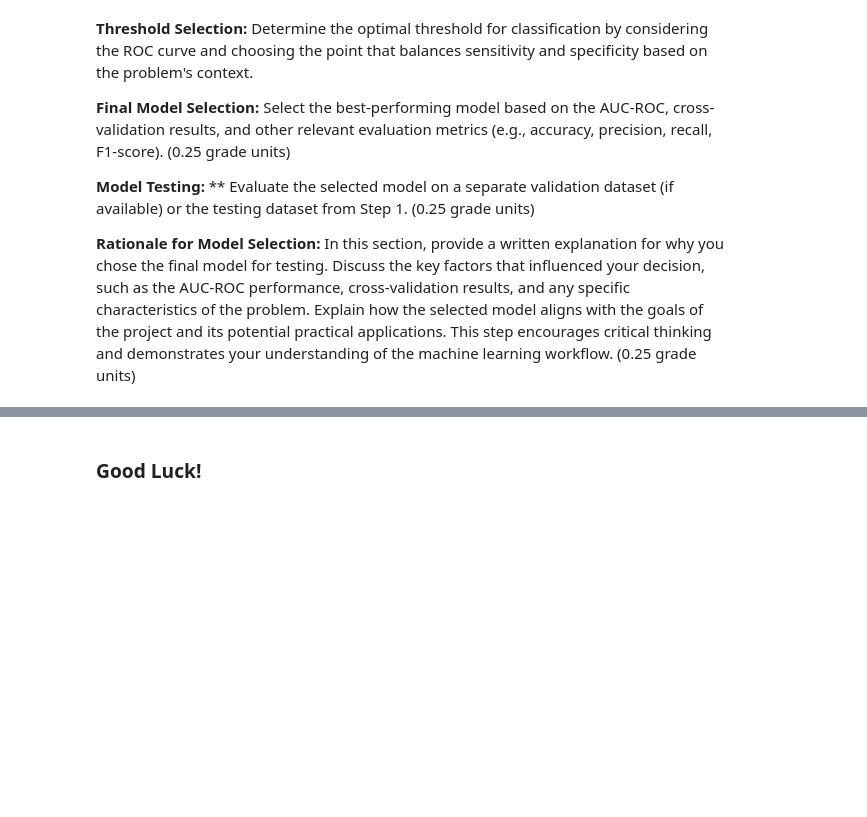
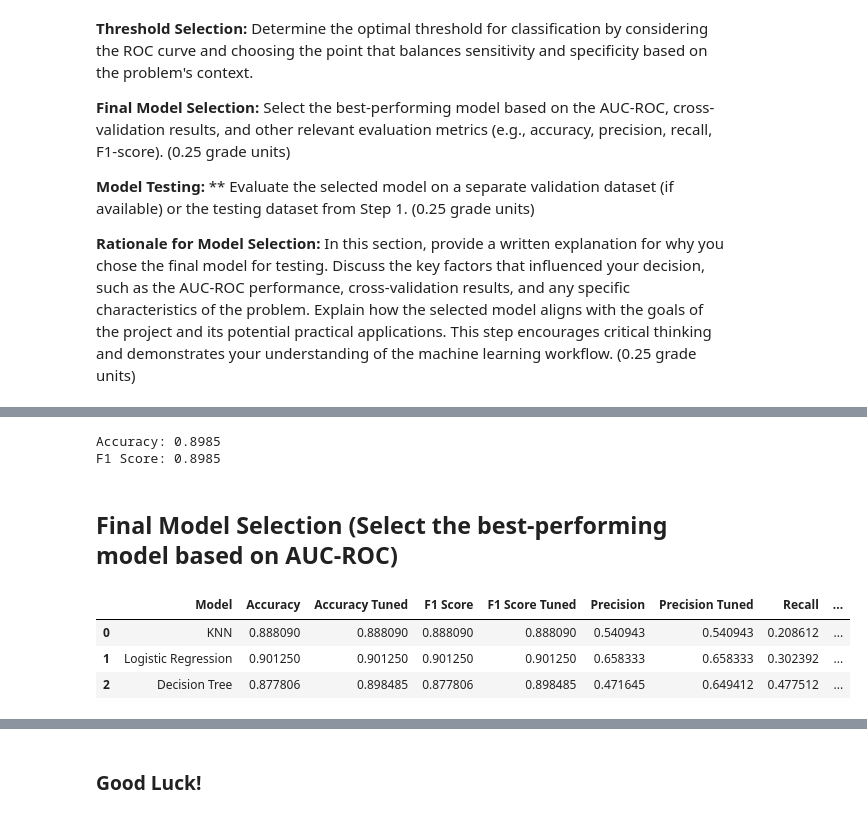
Before and after one commit to MikaVilpo/TUAS-IntroDataAndAI, a Jupyter notebook: DEAI_Assignment_1.ipynb, the cells around one changed output, grey strips where cells are left out. Cells and saved outputs as stored; diff of their text form; code cells hidden in the pictures; blank space fills up the shorter version.

```diff
--- a/DEAI_Assignment_1.ipynb
+++ b/DEAI_Assignment_1.ipynb
@@ -1049,0 +1177,44 @@ No artists with labels found to put in legend.  Note that artists whose label st
+# %%
+# Threshold Selection (You can manually select a threshold based on ROC analysis)
+
+# TODO: Use threshold for something
+
+# Create for loop to find the best threshold
+thresholds = np.arange(0, 1, 0.01)
+scores = [f1_score(Y_test, (y_probs_dt >= t).astype('int'), average='micro') for t in thresholds]
+best_threshold = thresholds[np.argmax(scores)]
+best_threshold, np.max(scores)
+
+# Apply the threshold
+y_pred_dt_threshold = (y_probs_dt >= best_threshold).astype('int')
+
+# Calculate the accuracy
+accuracy_dt_threshold = accuracy_score(Y_test, y_pred_dt_threshold)
+print(f"Accuracy: {accuracy_dt_threshold:.4f}")
+
+# Calculate the F1 score
+f1_dt_threshold = f1_score(Y_test, y_pred_dt_threshold, average='micro')
+# print f1 score with 2 decimal points
+print(f"F1 Score: {f1_dt_threshold:.4f}")
+# %% [output]
+Accuracy: 0.8985
+F1 Score: 0.8985
+# %%
+# Calculate the precision, recall, accuracy, aug-roc and f1 score for Decision Tree
+
+# Calculate the precision
+precision_dt_threshold = precision_score(Y_test, y_pred_dt_threshold)
+
+# Calculate the recall
+recall_dt_threshold = recall_score(Y_test, y_pred_dt_threshold)
+
+# Calculate accuracy
+accuracy_dt_threshold = accuracy_score(Y_test, y_pred_dt_threshold)
+
+# Calculate F1 score
+f1_dt_threshold = f1_score(Y_test, y_pred_dt_threshold, average='micro')
+
+# Calculate the AUC-ROC
+roc_auc_dt_threshold = roc_auc_score(Y_test, y_pred_dt_threshold)
+# %% [markdown]
+## Final Model Selection (Select the best-performing model based on AUC-ROC)
@@ -1049,0 +1231,24 @@ No artists with labels found to put in legend.  Note that artists whose label st
+# %%
+values = {
+    "Model": ["KNN", "Logistic Regression", "Decision Tree"],
+    "Accuracy": [accuracy_knn, accuracy_blr, accuracy_dt],
+    "Accuracy Tuned": [accuracy_knn, accuracy_blr, accuracy_dt_threshold],
+    "F1 Score": [f1_knn, f1_blr, f1_dt],
+    "F1 Score Tuned": [f1_knn, f1_blr, f1_dt_threshold],
+    "Precision": [precision_knn, precision_blr, precision_dt],
+    "Precision Tuned": [precision_knn, precision_blr, precision_dt_threshold],
+    "Recall": [recall_knn, recall_blr, recall_dt],
+    "Recall Tuned": [recall_knn, recall_blr, recall_dt_threshold],
+    "AUC-ROC": [roc_auc_knn, roc_auc_blr, roc_auc_dt],
+    "AUC-ROC Tuned": [roc_auc_knn, roc_auc_blr, roc_auc_dt_threshold]
+}
+
+# Create a dataframe from the dictionary
+how_good_are_we_tuned = pd.DataFrame(values)
+
+how_good_are_we_tuned
+# %% [output]
+|  | Model | Accuracy | Accuracy Tuned | F1 Score | F1 Score Tuned | Precision | Precision Tuned | Recall | ... |
+| 0 | KNN | 0.888090 | 0.888090 | 0.888090 | 0.888090 | 0.540943 | 0.540943 | 0.208612 | ... |
+| 1 | Logistic Regression | 0.901250 | 0.901250 | 0.901250 | 0.901250 | 0.658333 | 0.658333 | 0.302392 | ... |
+| 2 | Decision Tree | 0.877806 | 0.898485 | 0.877806 | 0.898485 | 0.471645 | 0.649412 | 0.477512 | ... |
```
Also changed, not shown: parts of 20 cells of this notebook.
